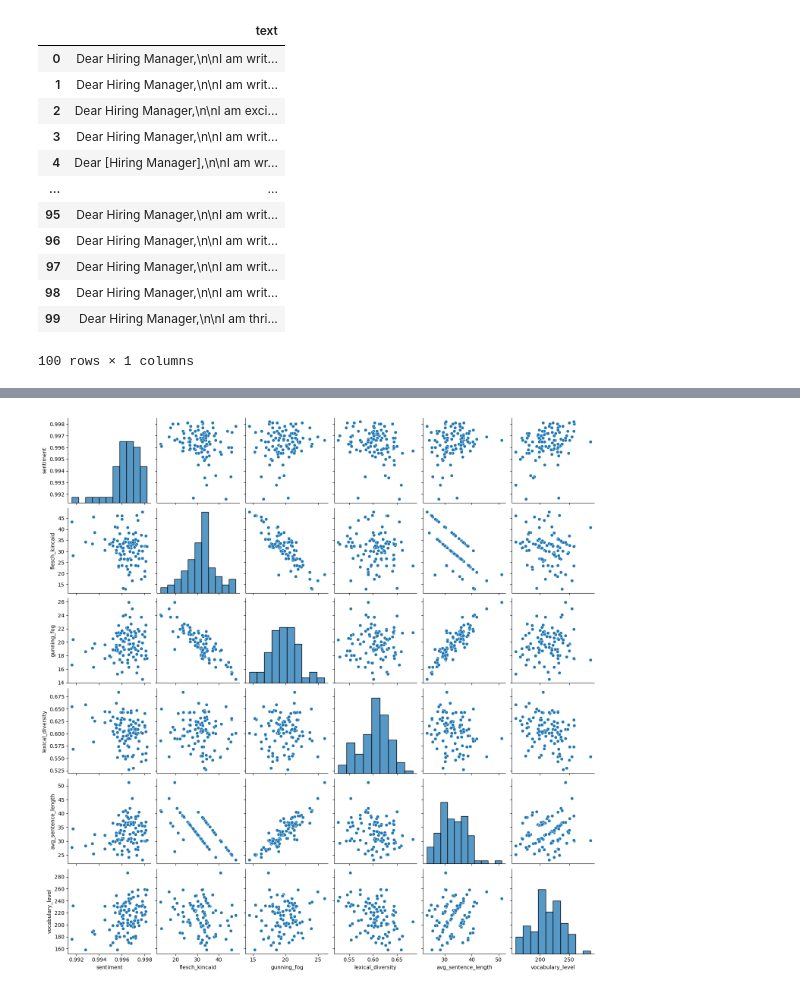
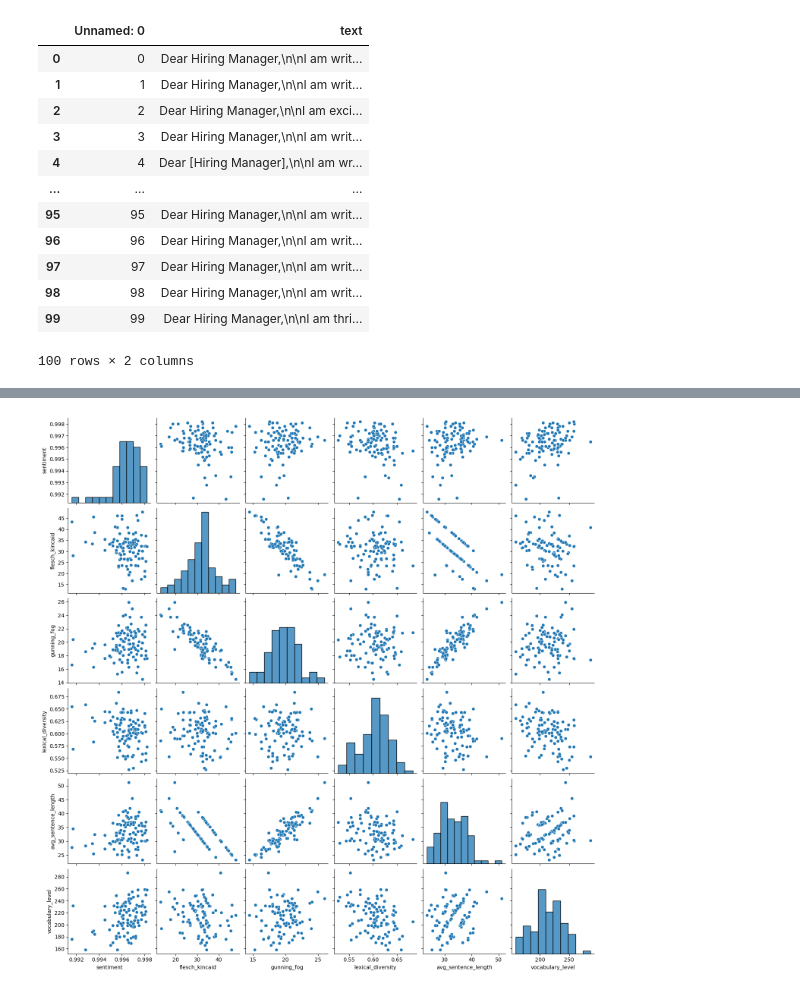
Before and after one commit to wojciechmro/gpt_length_analysis, a Jupyter notebook: text_measures.ipynb, the cells around one changed output, grey strips where cells are left out. Cells and saved outputs as stored; diff of their text form; code cells hidden in the pictures.

```diff
--- a/text_measures.ipynb
+++ b/text_measures.ipynb
@@ -7,23 +7,23 @@ import textstat
 from sklearn.feature_extraction.text import CountVectorizer
 from nltk.sentiment.vader import SentimentIntensityAnalyzer
 # %%
-df = pd.read_csv("cover_control.csv")
+df = pd.read_csv("data/raw_control_group/cover_control.csv")
 df.drop(columns=["chars", "words", "tokens"], inplace=True)
 df
 # %% [output]
-|  | text |
-| 0 | Dear Hiring Manager,\n\nI am writ... |
-| 1 | Dear Hiring Manager,\n\nI am writ... |
-| 2 | Dear Hiring Manager,\n\nI am exci... |
-| 3 | Dear Hiring Manager,\n\nI am writ... |
-| 4 | Dear [Hiring Manager],\n\nI am wr... |
-| ... | ... |
-| 95 | Dear Hiring Manager,\n\nI am writ... |
-| 96 | Dear Hiring Manager,\n\nI am writ... |
-| 97 | Dear Hiring Manager,\n\nI am writ... |
-| 98 | Dear Hiring Manager,\n\nI am writ... |
-| 99 | Dear Hiring Manager,\n\nI am thri... |
+|  | Unnamed: 0 | text |
+| 0 | 0 | Dear Hiring Manager,\n\nI am writ... |
+| 1 | 1 | Dear Hiring Manager,\n\nI am writ... |
+| 2 | 2 | Dear Hiring Manager,\n\nI am exci... |
+| 3 | 3 | Dear Hiring Manager,\n\nI am writ... |
+| 4 | 4 | Dear [Hiring Manager],\n\nI am wr... |
+| ... | ... | ... |
+| 95 | 95 | Dear Hiring Manager,\n\nI am writ... |
+| 96 | 96 | Dear Hiring Manager,\n\nI am writ... |
+| 97 | 97 | Dear Hiring Manager,\n\nI am writ... |
+| 98 | 98 | Dear Hiring Manager,\n\nI am writ... |
+| 99 | 99 | Dear Hiring Manager,\n\nI am thri... |
-100 rows × 1 columns
+100 rows × 2 columns
 # %%
 sia = SentimentIntensityAnalyzer()
 
```
Also changed, not shown: parts of 1 cell of this notebook.
